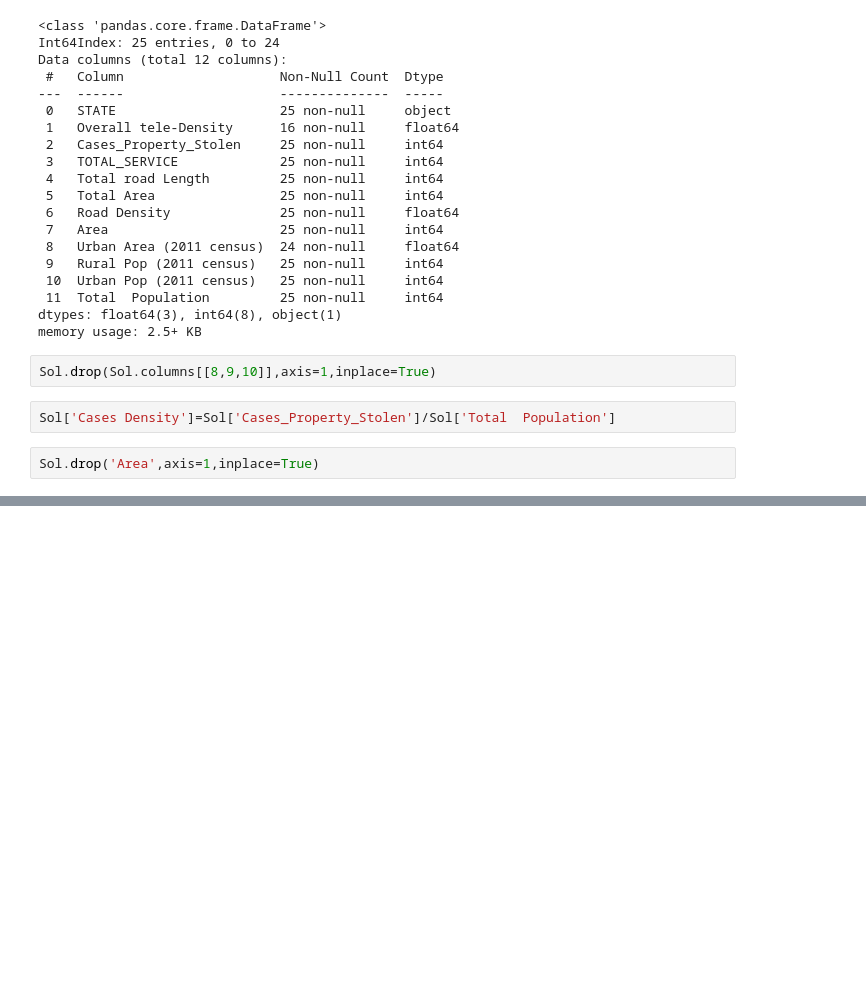
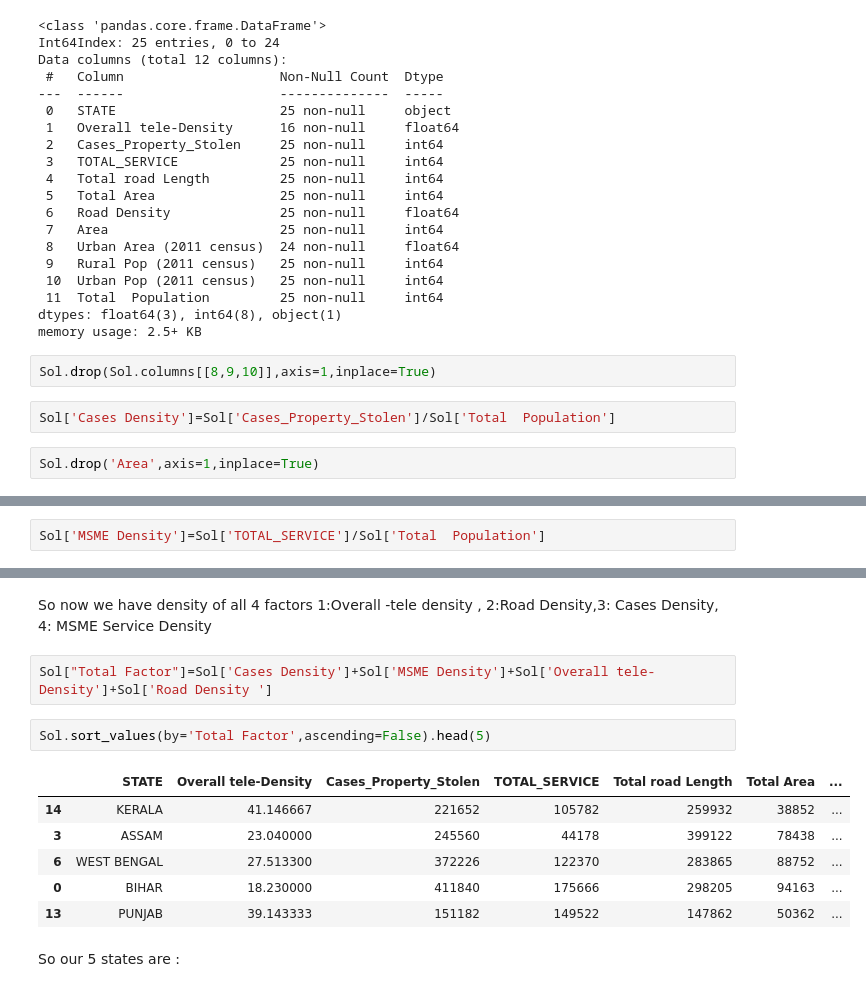
Before and after one commit to sjshrey321/MSME-Project, a Jupyter notebook: Microfinance.ipynb, the cells around one changed output, grey strips where cells are left out. Cells and saved outputs as stored; diff of their text form; blank space fills up the shorter version.

```diff
--- a/Microfinance.ipynb
+++ b/Microfinance.ipynb
@@ -457,3 +457,5 @@ Sol
 | 22 | SIKKIM | NaN | 3314 | 1175 | 12182 | 7096 | ... |
 | 23 | TRIPURA | NaN | 14480 | 3808 | 45120 | 10486 | ... |
 | 24 | UTTARAKHAND | NaN | 41530 | 42087 | 68727 | 53483 | ... |
+# %%
+Sol['MSME Density']=Sol['TOTAL_SERVICE']/Sol['Total  Population']
@@ -459,0 +482,15 @@ Sol
+# %% [markdown]
+So now we have density of all 4 factors 1:Overall -tele density , 2:Road Density,3: Cases Density, 4: MSME Service Density
+# %%
+Sol["Total Factor"]=Sol['Cases Density']+Sol['MSME Density']+Sol['Overall tele-Density']+Sol['Road Density ']
+# %%
+Sol.sort_values(by='Total Factor',ascending=False).head(5)
+# %% [output]
+|  | STATE | Overall tele-Density | Cases_Property_Stolen | TOTAL_SERVICE | Total road Length | Total Area | ... |
+| 14 | KERALA | 41.146667 | 221652 | 105782 | 259932 | 38852 | ... |
+| 3 | ASSAM | 23.040000 | 245560 | 44178 | 399122 | 78438 | ... |
+| 6 | WEST BENGAL | 27.513300 | 372226 | 122370 | 283865 | 88752 | ... |
+| 0 | BIHAR | 18.230000 | 411840 | 175666 | 298205 | 94163 | ... |
+| 13 | PUNJAB | 39.143333 | 151182 | 149522 | 147862 | 50362 | ... |
+# %% [markdown]
+So our 5 states are :
```
Also changed, not shown: parts of 2 cells of this notebook.
